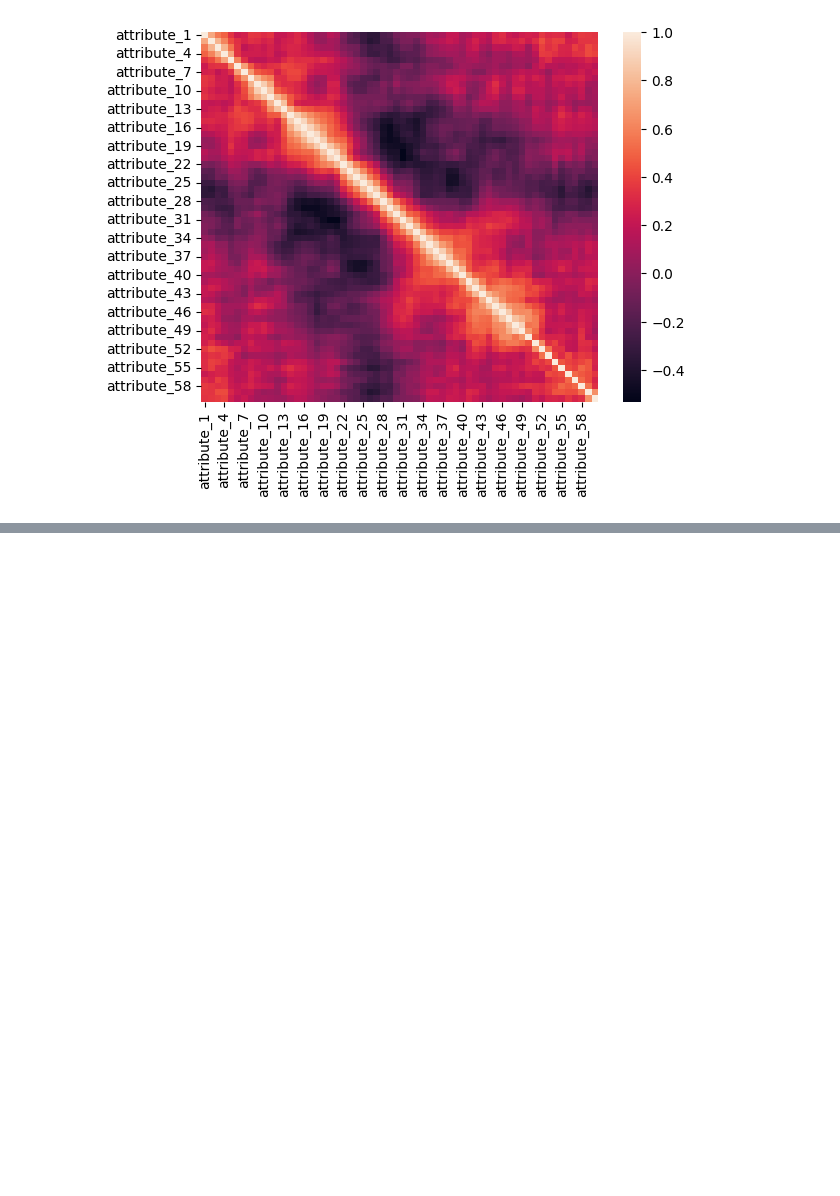
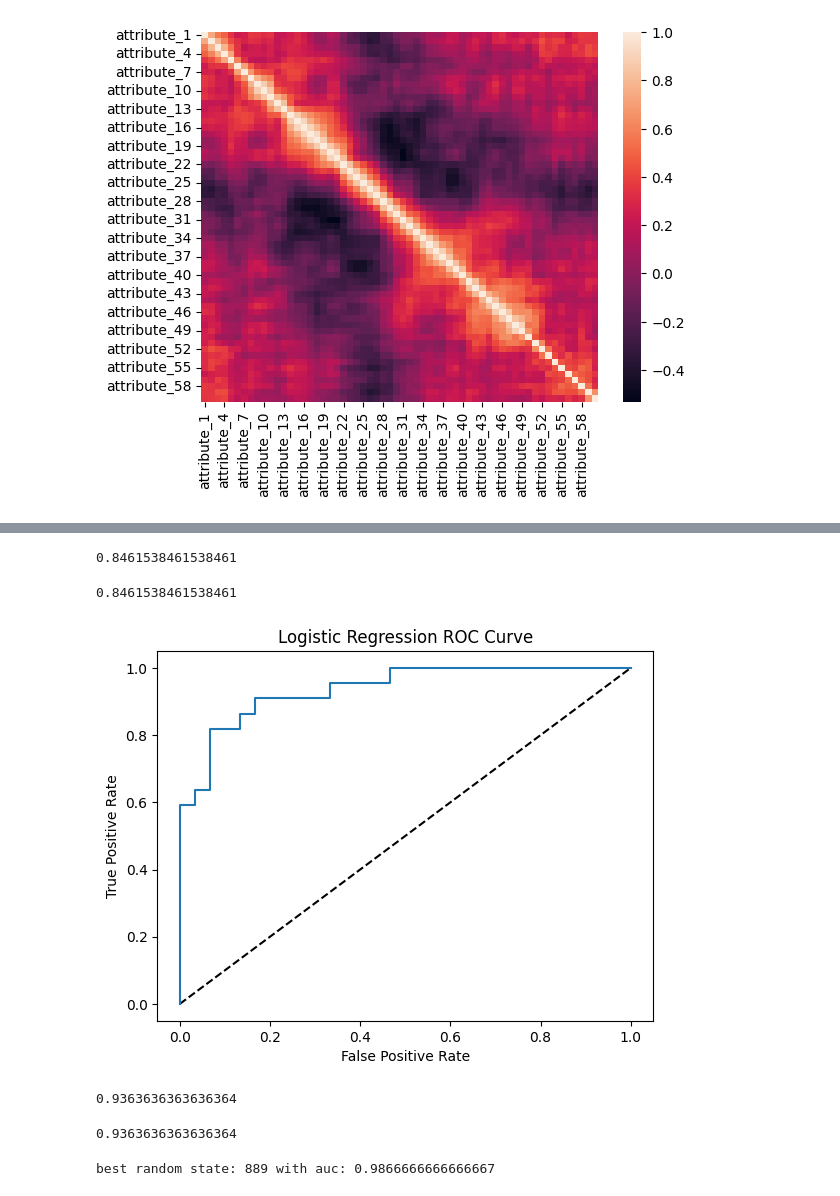
Before and after one commit to batman0911/social_stats, a Jupyter notebook: ex_02/main.ipynb, the cells around one changed output, grey strips where cells are left out. Cells and saved outputs as stored; diff of their text form; code cells hidden in the pictures; blank space fills up the shorter version.

Commit message:
find best model

```diff
--- a/ex_02/main.ipynb
+++ b/ex_02/main.ipynb
@@ -100,0 +117,7 @@ plt.show()
+# %%
+def tmp(r):
+  if r == 'Rock':
+    return 1
+  return 0
+
+df_cls = df_raw['Class'].apply(lambda row : tmp(row))
@@ -100,0 +133,18 @@ plt.show()
+# %%
+from sklearn.model_selection import train_test_split
+X_train, X_test, y_train, y_test = train_test_split(df_attr, df_cls, random_state=42)
+# %%
+from sklearn.linear_model import LogisticRegression
+model = LogisticRegression(random_state=0).fit(X_train, y_train)
+# %%
+model.score(X_test, y_test)
+# %% [output]
+0.8461538461538461
+# %%
+from sklearn.metrics import accuracy_score
+
+y_test_pred = model.predict(X_test)
+
+accuracy_score(y_test, y_test_pred)
+# %% [output]
+0.8461538461538461
@@ -100,0 +153,26 @@ plt.show()
+# %%
+from sklearn.metrics import roc_curve
+y_pred_prob = model.predict_proba(X_test)[:,1]
+fpr, tpr, thresholds = roc_curve(y_test, y_pred_prob)
+# %%
+def plot_roc_curve(fpr, tpr):
+  plt.plot([0,1], [0,1], 'k--')
+  plt.plot(fpr, tpr, label='Logistic Regression')
+  plt.xlabel('False Positive Rate')
+  plt.ylabel('True Positive Rate')
+  plt.title('Logistic Regression ROC Curve')
+  plt.show()
+
+plot_roc_curve(fpr, tpr)
+# %% [output]
+[figure, added]
+# %%
+from sklearn.metrics import auc
+auc(fpr, tpr)
+# %% [output]
+0.9363636363636364
+# %%
+from sklearn.metrics import roc_auc_score
+roc_auc_score(y_test, y_pred_prob)
+# %% [output]
+0.9363636363636364
@@ -100,0 +201,9 @@ plt.show()
+# %%
+auc_model
+
+max_auc = max(auc_model)
+best_random_state = auc_model.index(max_auc)
+
+print(f'best random state: {best_random_state} with auc: {max_auc}')
+# %% [output]
+best random state: 889 with auc: 0.9866666666666667
```
Also changed, not shown: parts of 7 cells of this notebook, 1 other file.
